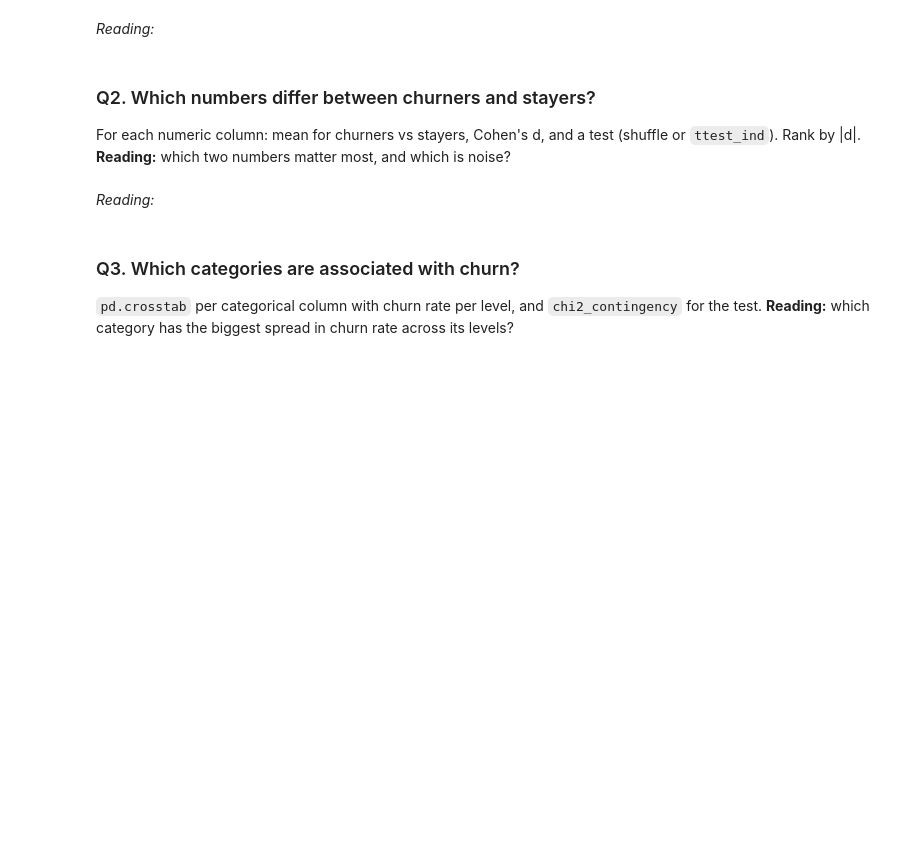
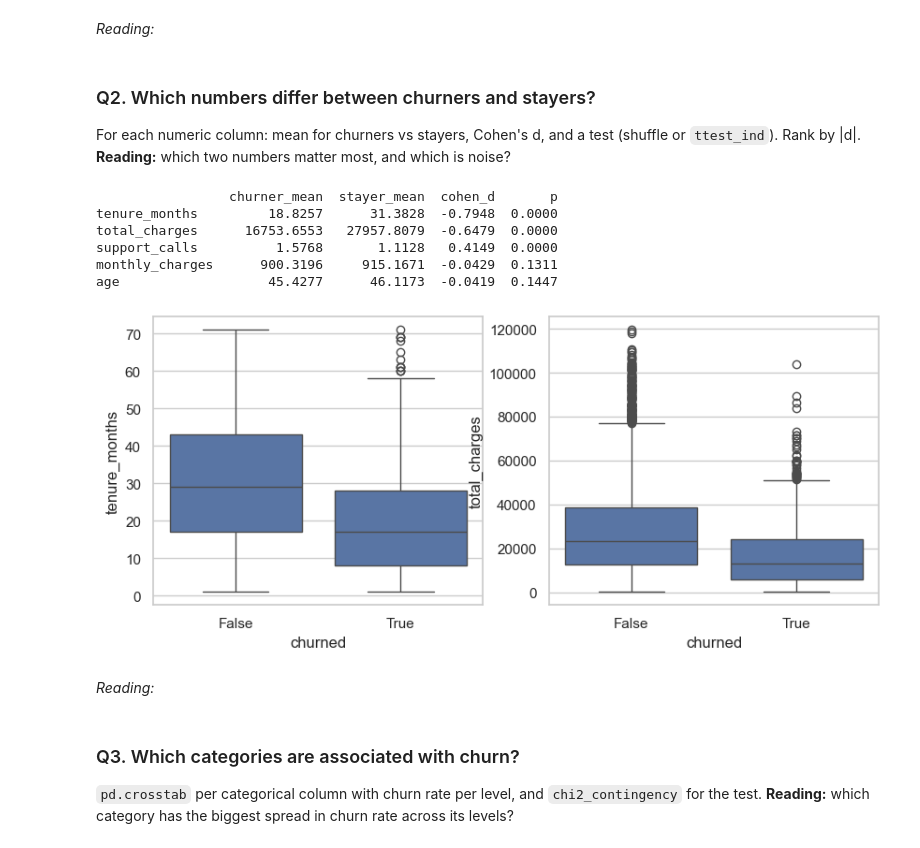
Before and after one commit to brahmanandmathpati/TeleConnect-Customer-Churn-Analysis, a Jupyter notebook: teleconnect_churn_student_v1.1.ipynb, the cells around one changed output. Cells and saved outputs as stored; diff of their text form; code cells hidden in the pictures; blank space fills up the shorter version.

```diff
--- a/teleconnect_churn_student_v1.1.ipynb
+++ b/teleconnect_churn_student_v1.1.ipynb
@@ -221,6 +219,23 @@ For each numeric column: mean for churners vs stayers, Cohen's d, and a test (sh
 # %%
 # YOUR CODE HERE
 # Hint: for each numeric col: means, Cohen's d, ttest_ind; DataFrame sorted by |d|; two boxplots
+num = ["age", "tenure_months", "monthly_charges", "total_charges", "support_calls"]
+def stats(c):
+    a, b = df.loc[df.churned, c], df.loc[~df.churned, c]
+    d = (a.mean() - b.mean()) / np.sqrt((a.var() + b.var()) / 2)
+    return pd.Series({"churner_mean": a.mean(), "stayer_mean": b.mean(), "cohen_d": d, "p": ttest_ind(a, b).pvalue})
+res = pd.DataFrame({c: stats(c) for c in num}).T
+res = res.reindex(res.cohen_d.abs().sort_values(ascending=False).index); print(res.round(4))
+fig, ax = plt.subplots(1, 2, figsize=(10, 4))
+for a, c in zip(ax, res.index[:2]): sns.boxplot(data=df, x="churned", y=c, ax=a)
+# %% [output]
+                 churner_mean  stayer_mean  cohen_d       p
+tenure_months         18.8257      31.3828  -0.7948  0.0000
+total_charges      16753.6553   27957.8079  -0.6479  0.0000
+support_calls          1.5768       1.1128   0.4149  0.0000
+monthly_charges      900.3196     915.1671  -0.0429  0.1311
+age                   45.4277      46.1173  -0.0419  0.1447
+[figure, added]
 # %% [markdown]
 *Reading:*
 # %% [markdown]
```
Also changed, not shown: parts of 9 cells of this notebook.
